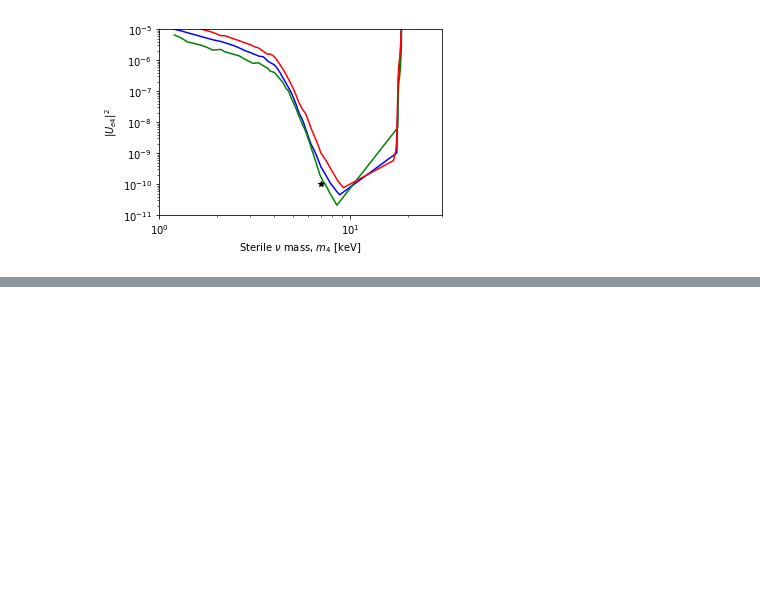
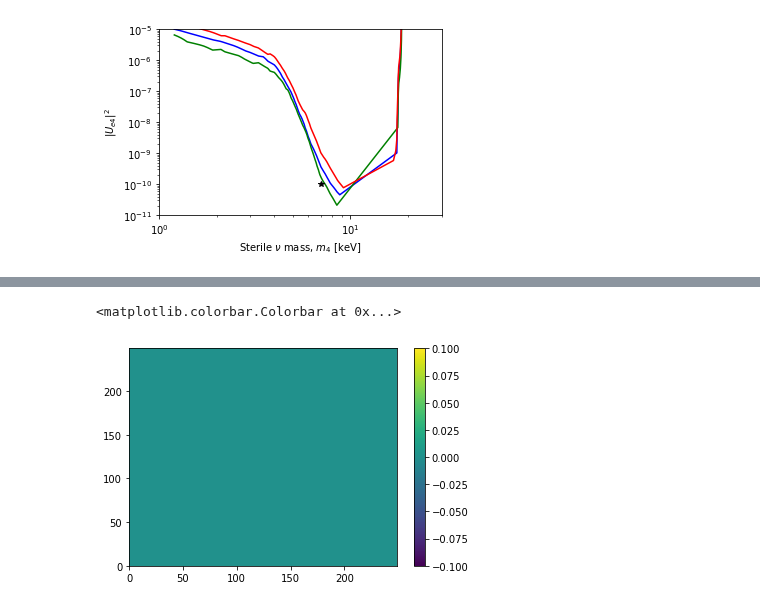
Before and after one commit to Moore-Lab/composite_DM, a Jupyter notebook: steriles/plot_pdfs.ipynb, the cells around one changed output, grey strips where cells are left out. Saved outputs shown, nothing was run; the diff lists cells and outputs as text; code cells hidden in the pictures; blank space fills up the shorter version.

```diff
--- a/steriles/plot_pdfs.ipynb
+++ b/steriles/plot_pdfs.ipynb
@@ -558,0 +577,7 @@ KeyError: '0.0'
+# %%
+f = np.load('/Users/dcmoore/grace2/impulse/steriles/data_files/x_100_mnu_0.000000_rad_5.0_f0_1.0e+03_pdf_0.npz')
+plt.pcolormesh(f['pdf'])
+plt.colorbar()
+# %% [output]
+<matplotlib.colorbar.Colorbar at 0x...>
+[figure, added]
```
Also changed, not shown: parts of 2 cells of this notebook, 1 other file.
